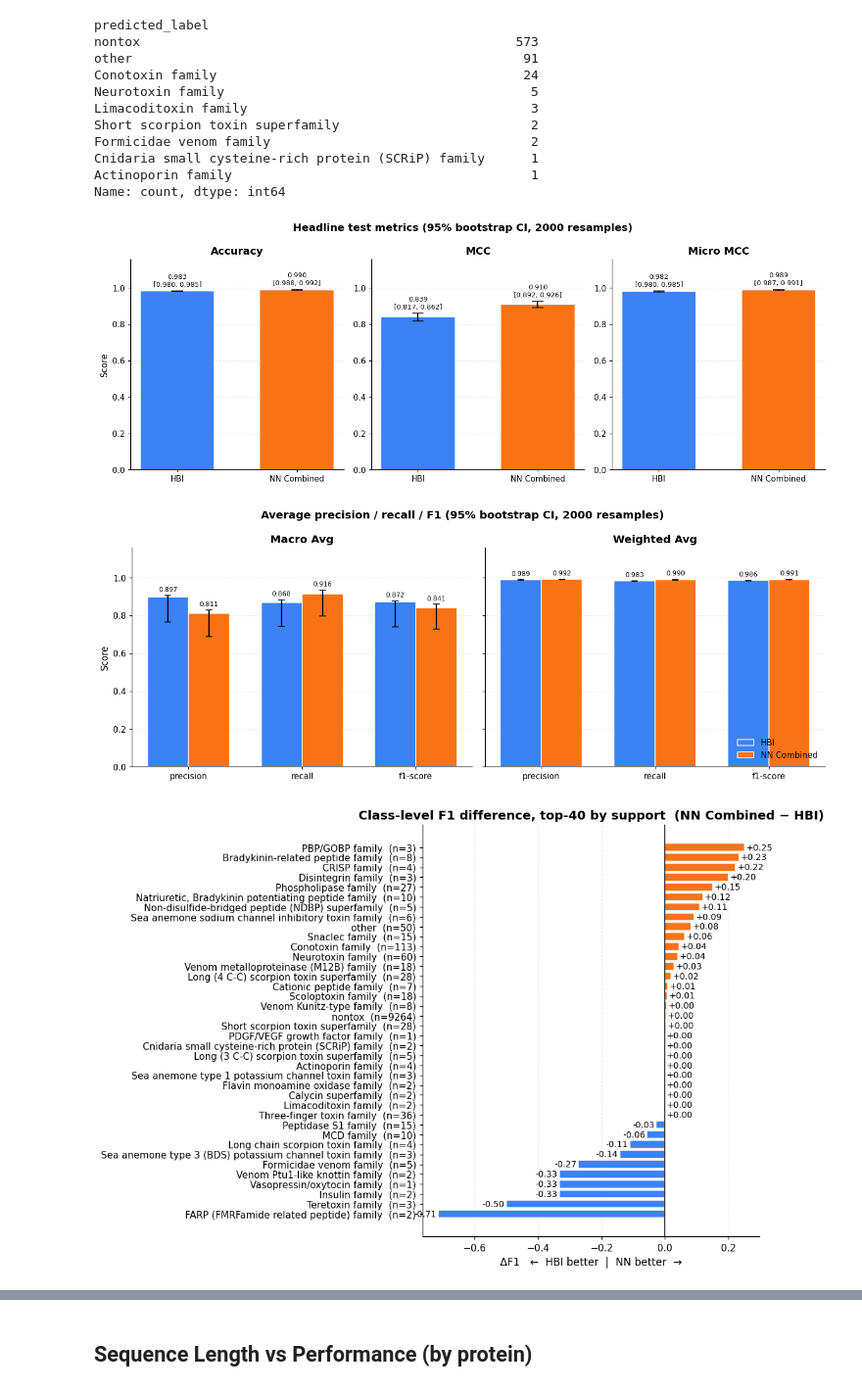
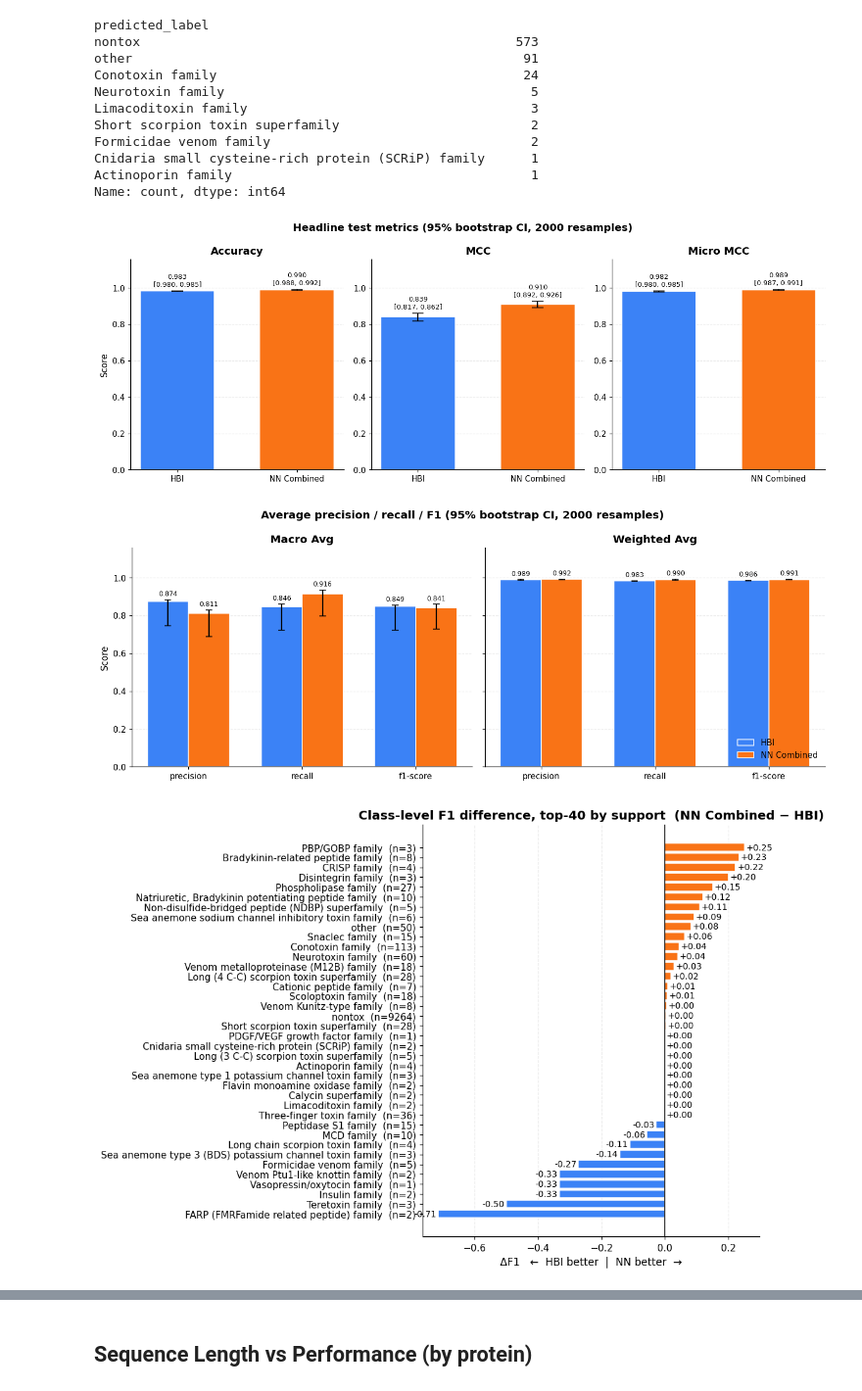
Before and after one commit to Sisistern123/ToxFam, a Jupyter notebook: analysis/eval_exploration.ipynb, the cells around one changed output, grey strips where cells are left out. Shown at 98% size. Saved outputs shown, nothing was run; the diff lists cells and outputs as text; code cells hidden in the pictures.

```diff
--- a/analysis/eval_exploration.ipynb
+++ b/analysis/eval_exploration.ipynb
@@ -517,14 +517,18 @@ width = 0.36
 # No inference needed — we only resample the existing (actual, predicted)
 # label pairs in predictions.csv and recompute every metric. Metrics are
 # computed in closed form from confusion counts so 2000 resamples is instant.
-# Macro/weighted P-R-F1 are restricted to the canonical 38-class list (matches
-# metrics.json and ignores the HBI "no hit" non-prediction); accuracy / MCC /
-# micro-MCC count "no hit" as simply wrong, exactly as the stored metrics do.
+#
+# Every metric is computed over the union of labels actually present, so the
+# HBI "no hit" non-prediction (MMseqs2 found no homolog) is treated as an
+# always-wrong prediction EVERYWHERE — accuracy, MCC, micro-MCC, AND the
+# macro/weighted P-R-F1. In the macro average "no hit" is its own class with
+# F1 = 0 (no true instances), which lowers the unweighted macro mean
+# (HBI macro-F1 ~0.849 vs ~0.872 if "no hit" were excluded); the weighted
+# average is unaffected because "no hit" has zero true support. This is a
+# deliberate choice and differs from metrics.json, which restricts the
+# report-based metrics to the 38 canonical classes (see notes.md).
+# NN Combined never emits "no hit", so its numbers are identical either way.
 # ---------------------------------------------------------------------------
-CLASS_LIST = pd.read_json(
-    "../model/model_output/combined_run/class_indices.json", typ="series"
-).tolist()
-N_CLASS = len(CLASS_LIST)
 N_BOOT = 2000
 boot_rng = np.random.default_rng(0)
 
@@ -534,20 +538,20 @@ pred_paths = {
 }
 
 
-def _suite(true_canon, pred_canon, true_union, pred_union, n_union_classes):
-    """All scalar metrics from label arrays, via confusion counts only.
+def _suite(true_idx, pred_idx, n_classes):
+    """All scalar metrics from integer label arrays, via confusion counts only.
 
-    *_canon are indices into the canonical 38-class list (-1 if outside it);
-    *_union are indices into the union of labels actually present (used for the
-    label-set-invariant accuracy / MCC / micro-MCC).
+    ``true_idx`` / ``pred_idx`` index into the union of labels actually present
+    (so any HBI "no hit" prediction is just another always-wrong class).
     """
-    n = len(true_union)
-    correct = float((true_union == pred_union).sum())
+    n = len(true_idx)
+    correct = float((true_idx == pred_idx).sum())
     acc = correct / n
 
+    t_k = np.bincount(true_idx, minlength=n_classes).astype(float)
+    p_k = np.bincount(pred_idx, minlength=n_classes).astype(float)
+
     # Multiclass MCC (Gorodkin) over the union label set.
-    t_k = np.bincount(true_union, minlength=n_union_classes).astype(float)
-    p_k = np.bincount(pred_union, minlength=n_union_classes).astype(float)
     s = float(n)
     mcc_den = np.sqrt((s * s - (p_k**2).sum()) * (s * s - (t_k**2).sum()))
     mcc = (correct * s - (t_k * p_k).sum()) / mcc_den if mcc_den > 0 else 0.0
@@ -556,22 +560,18 @@ def _suite(true_canon, pred_canon, true_union, pred_union, n_union_classes):
     # one true and one predicted "1", so TP=#correct, FP=FN=#wrong (closed form).
     wrong = n - correct
     tp, fp, fn = correct, wrong, wrong
-    tn = s * n_union_classes - correct - 2 * wrong
+    tn = s * n_classes - correct - 2 * wrong
     micro_den = np.sqrt((tp + fp) * (tp + fn) * (tn + fp) * (tn + fn))
     micro_mcc = (tp * tn - fp * fn) / micro_den if micro_den > 0 else 0.0
 
-    # Precision / recall / F1 per canonical class, then macro & support-weighted.
-    valid_t = true_canon >= 0
-    valid_p = pred_canon >= 0
-    hit = (true_canon == pred_canon) & valid_t
-    tp_c = np.bincount(true_canon[hit], minlength=N_CLASS).astype(float)
-    pred_c = np.bincount(pred_canon[valid_p], minlength=N_CLASS).astype(float)
-    true_c = np.bincount(true_canon[valid_t], minlength=N_CLASS).astype(float)
+    # Per-class precision / recall / F1, then macro & support-weighted averages.
+    hit = true_idx == pred_idx
+    tp_c = np.bincount(true_idx[hit], minlength=n_classes).astype(float)
     with np.errstate(invalid="ignore", divide="ignore"):
-        prec = np.where(pred_c > 0, tp_c / pred_c, 0.0)
-        rec = np.where(true_c > 0, tp_c / true_c, 0.0)
-        f1 = np.where((pred_c + true_c) > 0, 2 * tp_c / (pred_c + true_c), 0.0)
-    support = true_c.sum()
+        prec = np.where(p_k > 0, tp_c / p_k, 0.0)
+        rec = np.where(t_k > 0, tp_c / t_k, 0.0)
+        f1 = np.where((p_k + t_k) > 0, 2 * tp_c / (p_k + t_k), 0.0)
+    support = t_k.sum()
 
     return {
         "Accuracy": acc,
@@ -580,9 +580,9 @@ def _suite(true_canon, pred_canon, true_union, pred_union, n_union_classes):
         "macro precision": prec.mean(),
         "macro recall": rec.mean(),
         "macro f1-score": f1.mean(),
-        "weighted precision": (prec * true_c).sum() / support,
-        "weighted recall": (rec * true_c).sum() / support,
-        "weighted f1-score": (f1 * true_c).sum() / support,
+        "weighted precision": (prec * t_k).sum() / support,
+        "weighted recall": (rec * t_k).sum() / support,
+        "weighted f1-score": (f1 * t_k).sum() / support,
     }
 
 
@@ -592,23 +592,17 @@ def bootstrap_cis(pred_csv: str, n_boot: int = N_BOOT) -> dict:
     y_pred = df["predicted_label"].to_numpy()
 
     union = sorted(set(y_true) | set(y_pred))
-    u_idx = {lab: i for i, lab in enumerate(union)}
-    c_idx = {lab: i for i, lab in enumerate(CLASS_LIST)}
-    k_union = len(union)
+    idx_of = {lab: i for i, lab in enumerate(union)}
+    n_classes = len(union)
+    true_idx = np.array([idx_of[x] for x in y_true])
+    pred_idx = np.array([idx_of[x] for x in y_pred])
 
-    true_union = np.array([u_idx[x] for x in y_true])
-    pred_union = np.array([u_idx[x] for x in y_pred])
-    true_canon = np.array([c_idx.get(x, -1) for x in y_true])
-    pred_canon = np.array([c_idx.get(x, -1) for x in y_pred])
-
-    point = _suite(true_canon, pred_canon, true_union, pred_union, k_union)
+    point = _suite(true_idx, pred_idx, n_classes)
     draws = {k: np.empty(n_boot) for k in point}
     n = len(y_true)
     for b in range(n_boot):
-        idx = boot_rng.integers(0, n, n)
-        m = _suite(
-            true_canon[idx], pred_canon[idx], true_union[idx], pred_union[idx], k_union
-        )
+        sel = boot_rng.integers(0, n, n)
+        m = _suite(true_idx[sel], pred_idx[sel], n_classes)
         for k, v in m.items():
             draws[k][b] = v
 
@@ -725,34 +719,34 @@ top_support_df = class_df.sort_values("support", ascending=False).head(40).sort_
 
 bar_colors = [NN_COLOR if d >= 0 else HBI_COLOR for d in top_support_df["delta_f1"]]
 labels_with_support = [f"{lab}  (n={n})" for lab, n in zip(top_support_df["label"], top_support_df["support"])]
 
 fig, ax = plt.subplots(figsize=(10, 7))
 bars = ax.barh(labels_with_support, top_support_df["delta_f1"], color=bar_colors, edgecolor="white")
 ax.axvline(0, color="black", linewidth=1)
 for bar, d in zip(bars, top_support_df["delta_f1"]):
     ha = "left" if d >= 0 else "right"
     ax.text(d + (0.005 if d >= 0 else -0.005), bar.get_y() + bar.get_height() / 2,
             f"{d:+.2f}", ha=ha, va="center", fontsize=9)
 
 ax.set_title("Class-level F1 difference, top-40 by support  (NN Combined − HBI)")
 ax.set_xlabel("ΔF1   ←  HBI better  |  NN better  →")
 ax.grid(axis="y", visible=False)
 plt.tight_layout()
 save_plot(fig, "test_set_class_f1_difference_top40.png")
 plt.show()
 
 # Tidy CI table for reference.
 ci_summary = pd.DataFrame(
     [
         {"method": name, "metric": metric, "value": point, "ci_low": lo, "ci_high": hi}
         for name, metrics in ci.items()
         for metric, (point, lo, hi) in metrics.items()
     ]
 )
 ci_summary
 # %% [output]
 [figure]
-[figure, old version]
+[figure, new version]
 [figure]
 |  | method | metric | value | ci_low | ci_high |
 | 0 | HBI | Accuracy | 0.982820 | 0.980264 | 0.985377 |
```
Also changed, not shown: parts of 1 cell of this notebook, 2 other files.
